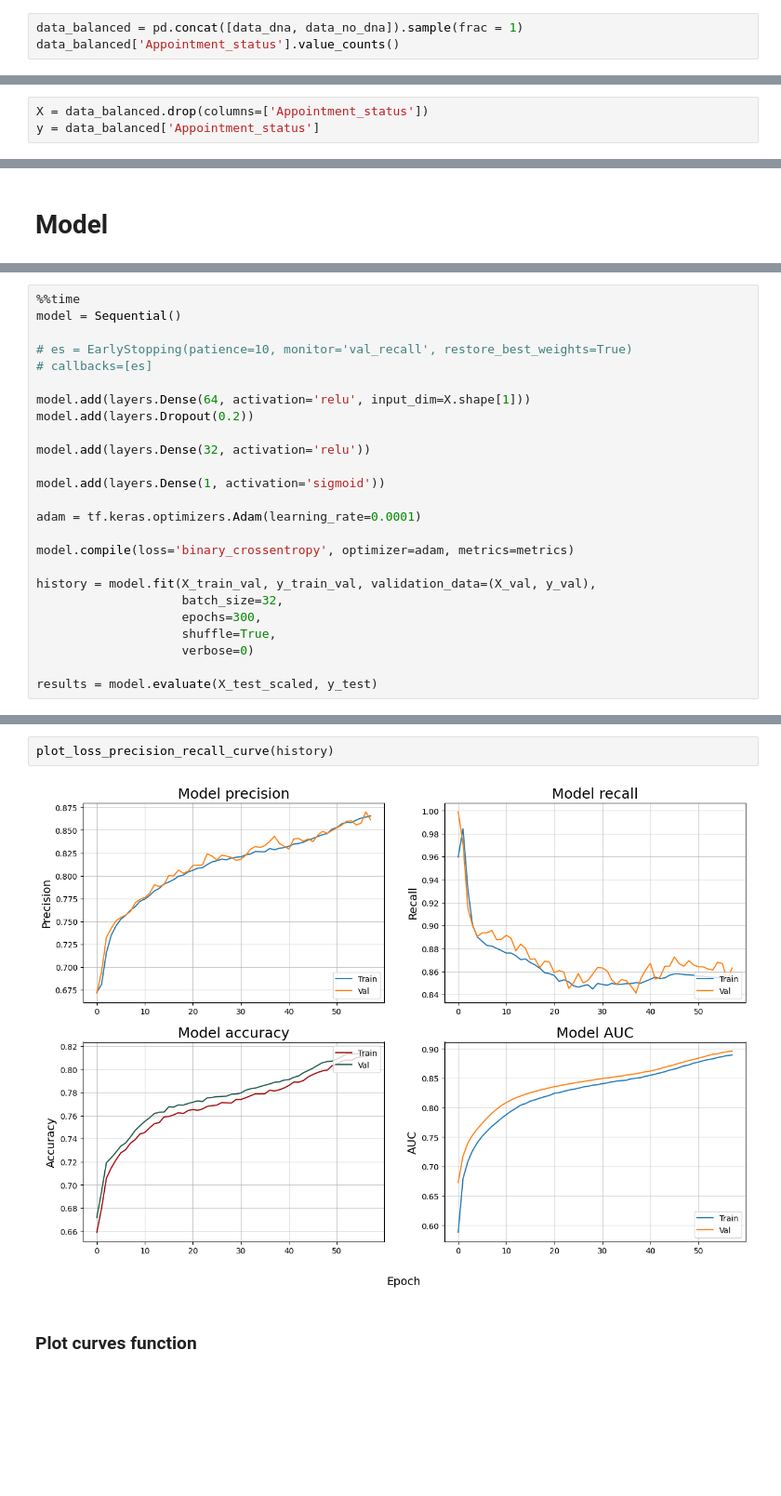
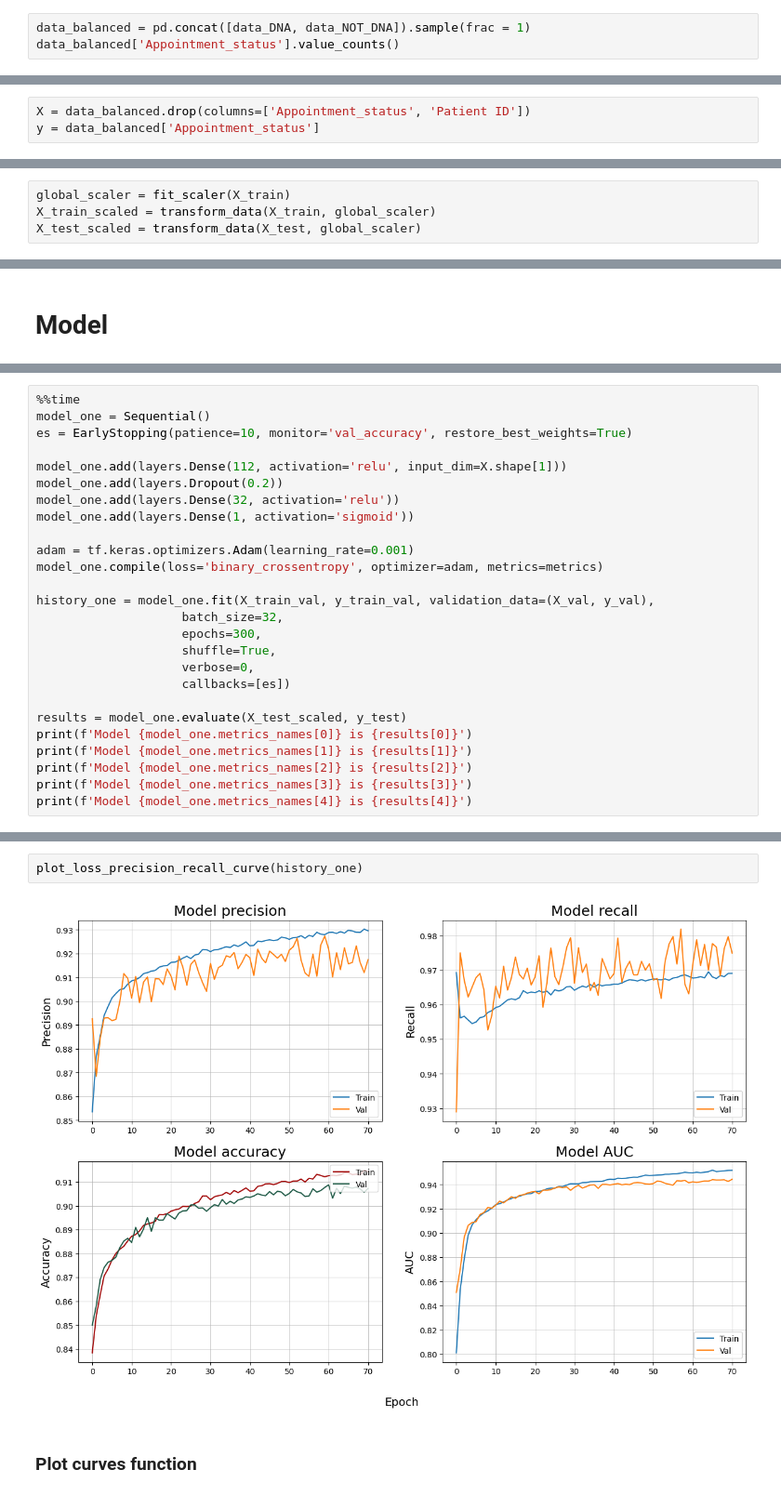
Before and after one commit to janduplessis883/project-showupforhealth, a Jupyter notebook: notebooks/alex_DL_UNBALANCED_Data.ipynb, the cells around one changed output, grey strips where cells are left out. Shown at 93% size. Saved outputs shown, nothing was run; the diff lists cells and outputs as text; blank space fills up the shorter version.

Commit message:
Created new good NN model

```diff
--- a/notebooks/alex_DL_UNBALANCED_Data.ipynb
+++ b/notebooks/alex_DL_UNBALANCED_Data.ipynb
@@ -56,4 +75,4 @@ data_no_dna.shape
 # %%
-data_balanced = pd.concat([data_dna, data_no_dna]).sample(frac = 1)
+data_balanced = pd.concat([data_DNA, data_NOT_DNA]).sample(frac = 1)
 data_balanced['Appointment_status'].value_counts()
 # %% [output]
@@ -84,7 +91,7 @@ data_balanced.head(20)
 # %% [markdown]
 ### Split in X and y
 # %%
-X = data_balanced.drop(columns=['Appointment_status'])
+X = data_balanced.drop(columns=['Appointment_status', 'Patient ID'])
 y = data_balanced['Appointment_status']
 # %% [markdown]
 ### Baseline accuracy
@@ -122,3 +133,7 @@ X_train_scaled, X_test_scaled = mm_scaler(X_train, X_test)
+# %%
+global_scaler = fit_scaler(X_train)
+X_train_scaled = transform_data(X_train, global_scaler)
+X_test_scaled = transform_data(X_test, global_scaler)
 # %% [markdown]
 ### Split Train and Validation
 # %%
@@ -210,26 +157,27 @@ plot_loss_precision_recall_curve(history)
 # %%
 %%time
-model = Sequential()
+model_one = Sequential()
+es = EarlyStopping(patience=10, monitor='val_accuracy', restore_best_weights=True)
 
-# es = EarlyStopping(patience=10, monitor='val_recall', restore_best_weights=True)
-# callbacks=[es]
+model_one.add(layers.Dense(112, activation='relu', input_dim=X.shape[1]))
+model_one.add(layers.Dropout(0.2))
+model_one.add(layers.Dense(32, activation='relu'))
+model_one.add(layers.Dense(1, activation='sigmoid'))
 
-model.add(layers.Dense(64, activation='relu', input_dim=X.shape[1]))
-model.add(layers.Dropout(0.2))
+adam = tf.keras.optimizers.Adam(learning_rate=0.001)
+model_one.compile(loss='binary_crossentropy', optimizer=adam, metrics=metrics)
 
-model.add(layers.Dense(32, activation='relu'))
-
-model.add(layers.Dense(1, activation='sigmoid'))
-
-adam = tf.keras.optimizers.Adam(learning_rate=0.0001)
-
-model.compile(loss='binary_crossentropy', optimizer=adam, metrics=metrics)
-
-history = model.fit(X_train_val, y_train_val, validation_data=(X_val, y_val),
+history_one = model_one.fit(X_train_val, y_train_val, validation_data=(X_val, y_val),
                     batch_size=32,
                     epochs=300,
                     shuffle=True,
-                    verbose=0)
+                    verbose=0,
+                    callbacks=[es])
 
-results = model.evaluate(X_test_scaled, y_test)
+results = model_one.evaluate(X_test_scaled, y_test)
+print(f'Model {model_one.metrics_names[0]} is {results[0]}')
+print(f'Model {model_one.metrics_names[1]} is {results[1]}')
+print(f'Model {model_one.metrics_names[2]} is {results[2]}')
+print(f'Model {model_one.metrics_names[3]} is {results[3]}')
+print(f'Model {model_one.metrics_names[4]} is {results[4]}')
 # %% [output]
@@ -285,7 +216,7 @@ Val Accuracy is 0.8149212598800659
 # %%
-plot_loss_precision_recall_curve(history)
+plot_loss_precision_recall_curve(history_one)
 # %% [output]
-[figure, old version]
+[figure, new version]
 # %% [markdown]
 ### Plot curves function
 # %%
```
Also changed, not shown: parts of 47 cells of this notebook.
